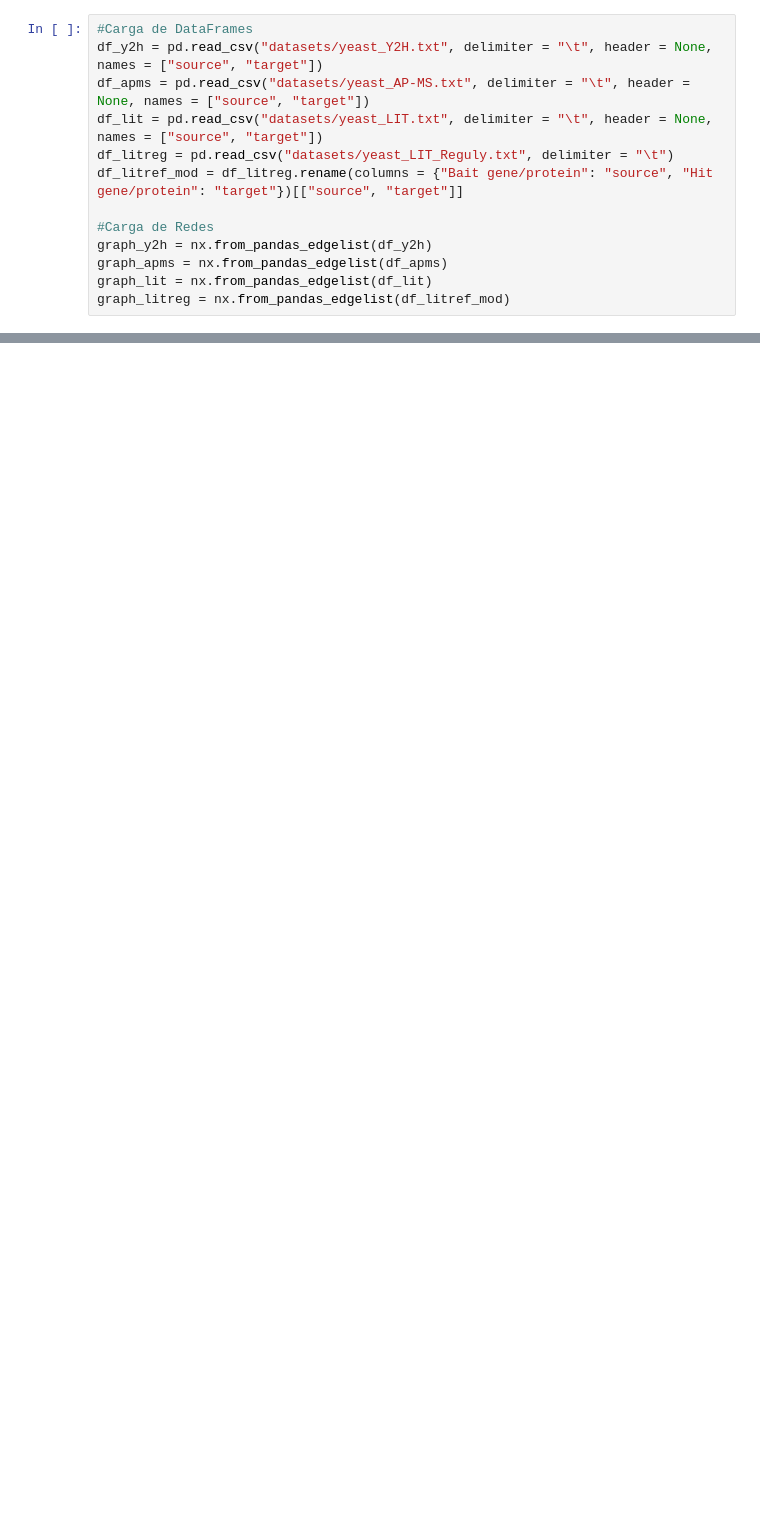
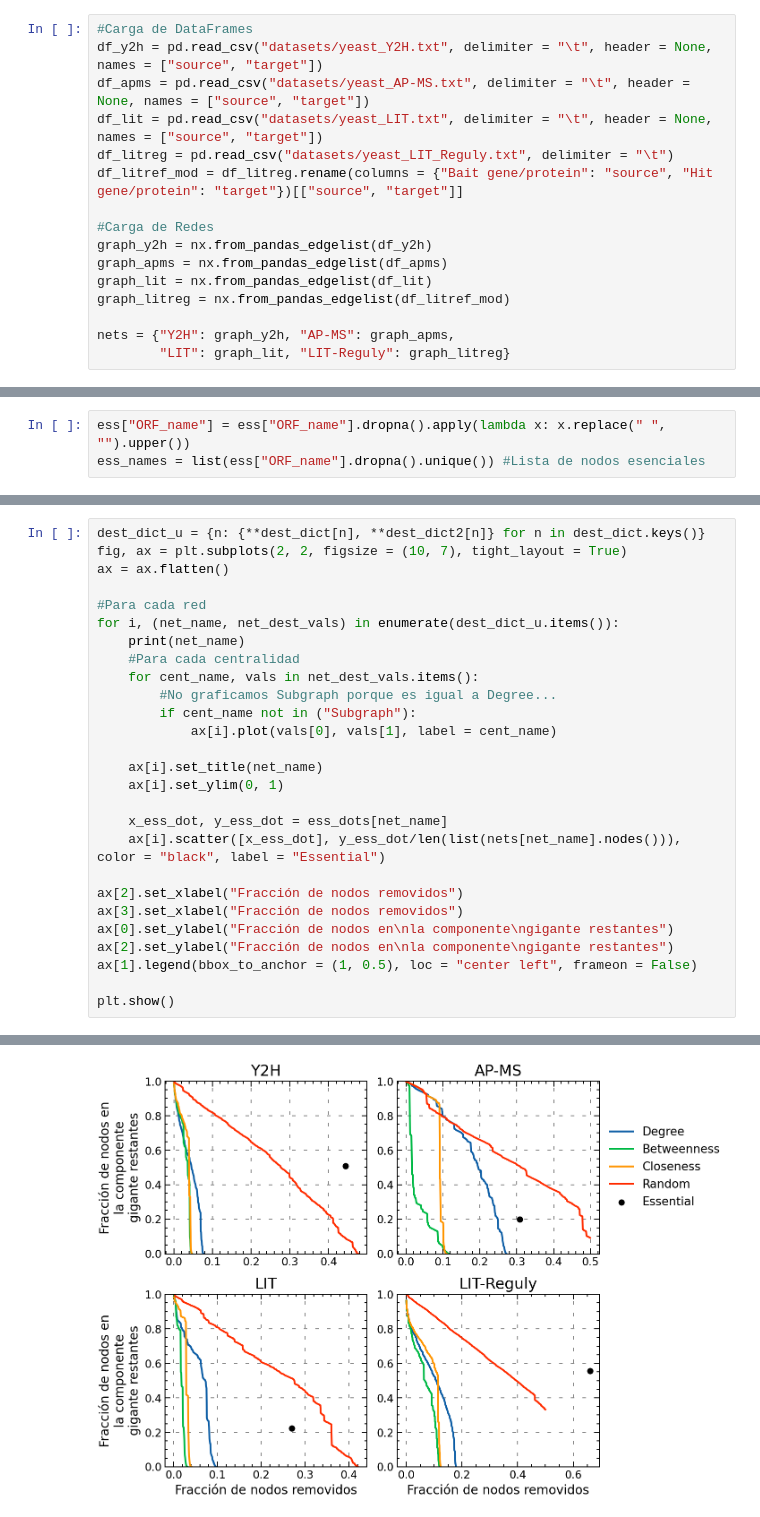
Before and after one commit to facundojgarcia02/CoNet, a Jupyter notebook: TP3/TP3.ipynb, the cells around one changed output, grey strips where cells are left out. Drawn from its saved outputs; the diff is of its cells as text; blank space fills up the shorter version.

```diff
--- a/TP3/TP3.ipynb
+++ b/TP3/TP3.ipynb
@@ -16,6 +63,9 @@ graph_y2h = nx.from_pandas_edgelist(df_y2h)
 graph_apms = nx.from_pandas_edgelist(df_apms)
 graph_lit = nx.from_pandas_edgelist(df_lit)
 graph_litreg = nx.from_pandas_edgelist(df_litref_mod)
+
+nets = {"Y2H": graph_y2h, "AP-MS": graph_apms,
+        "LIT": graph_lit, "LIT-Reguly": graph_litreg}
 # %%
 #Carga y modificación de Essential_ORFs_paperHe.txt
 
@@ -61,3 +101,6 @@ dtype: int64
 | 3 | 20383 | YAL025C | None | NaN | TGCCGCATCAAAGAGGCCAA | None |
 | 4 | 20376 | YAL032C | None | [FUN20] | TGATCCGCGTCGATGCTCTT | None |
 | 5 | 20375 | YAL033W | None | [FUN53] | CTGACTTAGTGCATACTGCT | None |
+# %%
+ess["ORF_name"] = ess["ORF_name"].dropna().apply(lambda x: x.replace(" ", "").upper())
+ess_names = list(ess["ORF_name"].dropna().unique()) #Lista de nodos esenciales
@@ -63,0 +357,28 @@ dtype: int64
+# %%
+dest_dict_u = {n: {**dest_dict[n], **dest_dict2[n]} for n in dest_dict.keys()}
+fig, ax = plt.subplots(2, 2, figsize = (10, 7), tight_layout = True)
+ax = ax.flatten()
+
+#Para cada red
+for i, (net_name, net_dest_vals) in enumerate(dest_dict_u.items()):
+    print(net_name)
+    #Para cada centralidad
+    for cent_name, vals in net_dest_vals.items():
+        #No graficamos Subgraph porque es igual a Degree...
+        if cent_name not in ("Subgraph"):
+            ax[i].plot(vals[0], vals[1], label = cent_name)
+
+    ax[i].set_title(net_name)
+    ax[i].set_ylim(0, 1)
+
+    x_ess_dot, y_ess_dot = ess_dots[net_name]
+    ax[i].scatter([x_ess_dot], y_ess_dot/len(list(nets[net_name].nodes())), color = "black", label = "Essential")
+
+ax[2].set_xlabel("Fracción de nodos removidos")
+ax[3].set_xlabel("Fracción de nodos removidos")
+ax[0].set_ylabel("Fracción de nodos en\nla componente\ngigante restantes")
+ax[2].set_ylabel("Fracción de nodos en\nla componente\ngigante restantes")
+ax[1].legend(bbox_to_anchor = (1, 0.5), loc = "center left", frameon = False)
+
+plt.show()
+# %% [output]
@@ -63,0 +389 @@ dtype: int64
+[figure, added]
```
Also changed, not shown: parts of 24 cells of this notebook, 9 other files.
